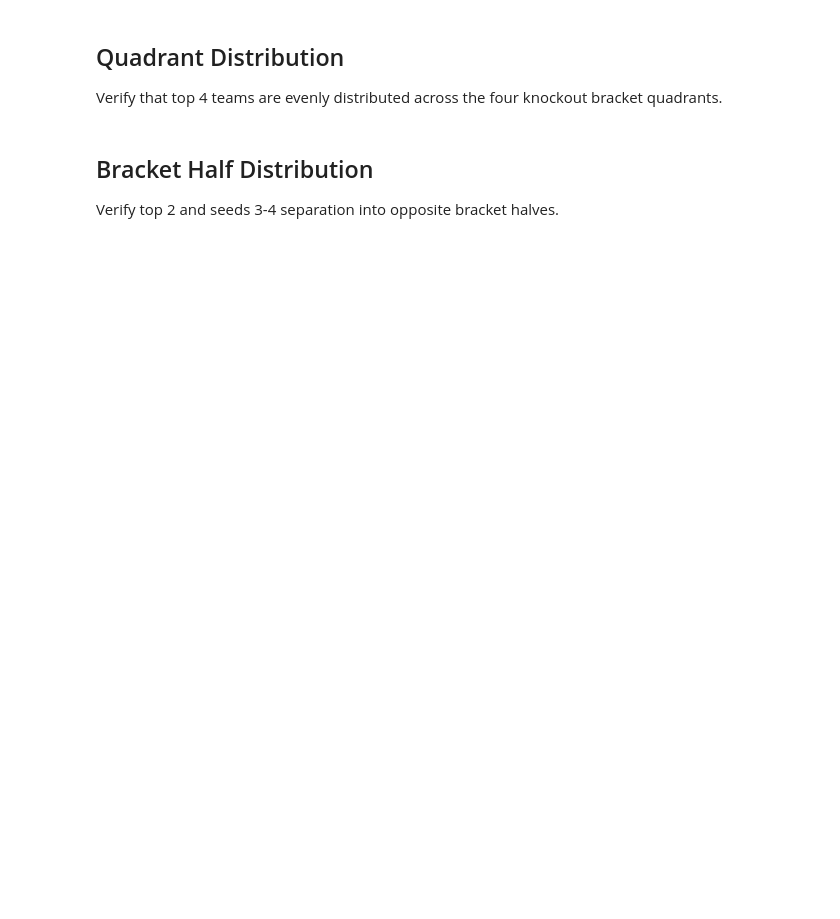
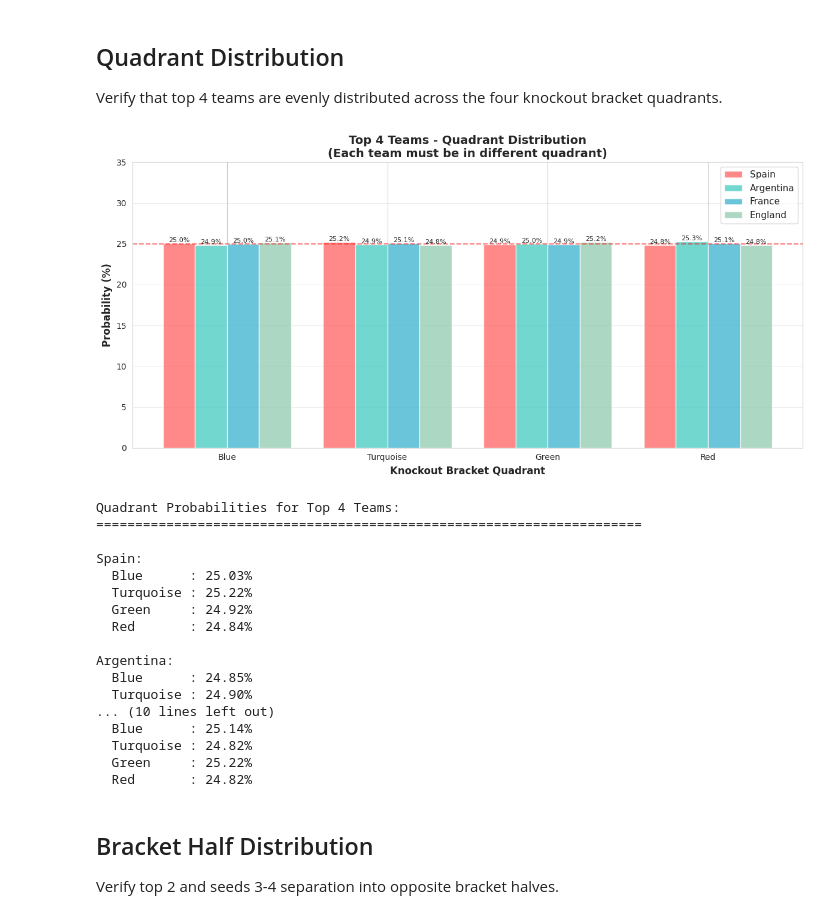
Before and after one commit to neil-aitken/wc-draw, a Jupyter notebook: notebooks/fifa_official_analysis.ipynb, the cells around one changed output. Drawn from its saved outputs; the diff is of its cells as text; code cells hidden in the pictures; blank space fills up the shorter version.

```diff
--- a/notebooks/fifa_official_analysis.ipynb
+++ b/notebooks/fifa_official_analysis.ipynb
@@ -128,10 +130,10 @@ Verify that top 4 teams are evenly distributed across the four knockout bracket
 # %%
 # Define quadrants
 QUADRANTS = {
-    "Blue": ["E", "I", "F"],
-    "Turquoise": ["H", "D", "G"],
-    "Green": ["C", "A", "L"],
-    "Red": ["J", "B", "K"],
+    'Blue': ['E', 'I', 'F'],
+    'Turquoise': ['H', 'D', 'G'],
+    'Green': ['C', 'A', 'L'],
+    'Red': ['J', 'B', 'K']
 }
 
 # Calculate quadrant probabilities for top 4
@@ -147,52 +149,62 @@ fig, ax = plt.subplots(figsize=(12, 6))
 
 x = np.arange(len(QUADRANTS))
 width = 0.2
 
-colors_teams = ["#FF6B6B", "#4ECDC4", "#45B7D1", "#96CEB4"]
+colors_teams = ['#FF6B6B', '#4ECDC4', '#45B7D1', '#96CEB4']
 
 for i, team in enumerate(top4_teams):
     probs = [quadrant_probs[team][quad] for quad in QUADRANTS.keys()]
     offset = (i - 1.5) * width
     bars = ax.bar(x + offset, probs, width, label=team, color=colors_teams[i], alpha=0.8)
 
     # Add value labels
     for bar in bars:
         height = bar.get_height()
-        ax.text(
-            bar.get_x() + bar.get_width() / 2.0,
-            height,
-            f"{height:.1f}%",
-            ha="center",
-            va="bottom",
-            fontsize=8,
-        )
+        ax.text(bar.get_x() + bar.get_width()/2., height,
+                f'{height:.1f}%', ha='center', va='bottom', fontsize=8)
 
-ax.set_xlabel("Knockout Bracket Quadrant", fontsize=12, fontweight="bold")
-ax.set_ylabel("Probability (%)", fontsize=12, fontweight="bold")
-ax.set_title(
-    "Top 4 Teams - Quadrant Distribution\n(Each team must be in different quadrant)",
-    fontsize=14,
-    fontweight="bold",
-)
+ax.set_xlabel('Knockout Bracket Quadrant', fontsize=12, fontweight='bold')
+ax.set_ylabel('Probability (%)', fontsize=12, fontweight='bold')
+ax.set_title('Top 4 Teams - Quadrant Distribution\n(Each team must be in different quadrant)',
+             fontsize=14, fontweight='bold')
 ax.set_xticks(x)
 ax.set_xticklabels(QUADRANTS.keys())
-ax.legend(loc="upper right", fontsize=11)
-ax.grid(axis="y", alpha=0.3)
+ax.legend(loc='upper right', fontsize=11)
+ax.grid(axis='y', alpha=0.3)
 ax.set_ylim(0, 35)
 
 # Add expected line (25% if perfectly uniform)
-ax.axhline(y=25, color="red", linestyle="--", alpha=0.5, label="Expected (25%)")
+ax.axhline(y=25, color='red', linestyle='--', alpha=0.5, label='Expected (25%)')
 
 plt.tight_layout()
 plt.show()
 
 print("\nQuadrant Probabilities for Top 4 Teams:")
 print("=" * 70)
 for team in top4_teams:
     print(f"\n{team}:")
     for quad_name in QUADRANTS.keys():
         prob = quadrant_probs[team][quad_name]
         print(f"  {quad_name:10}: {prob:5.2f}%")
+# %% [output]
+[figure, added]
+Quadrant Probabilities for Top 4 Teams:
+======================================================================
+
+Spain:
+  Blue      : 25.03%
+  Turquoise : 25.22%
+  Green     : 24.92%
+  Red       : 24.84%
+
+Argentina:
+  Blue      : 24.85%
+  Turquoise : 24.90%
+... (10 lines left out)
+  Blue      : 25.14%
+  Turquoise : 24.82%
+  Green     : 25.22%
+  Red       : 24.82%
 # %% [markdown]
 ## Bracket Half Distribution
 
```
Also changed, not shown: parts of 5 cells of this notebook, 13 other files.
